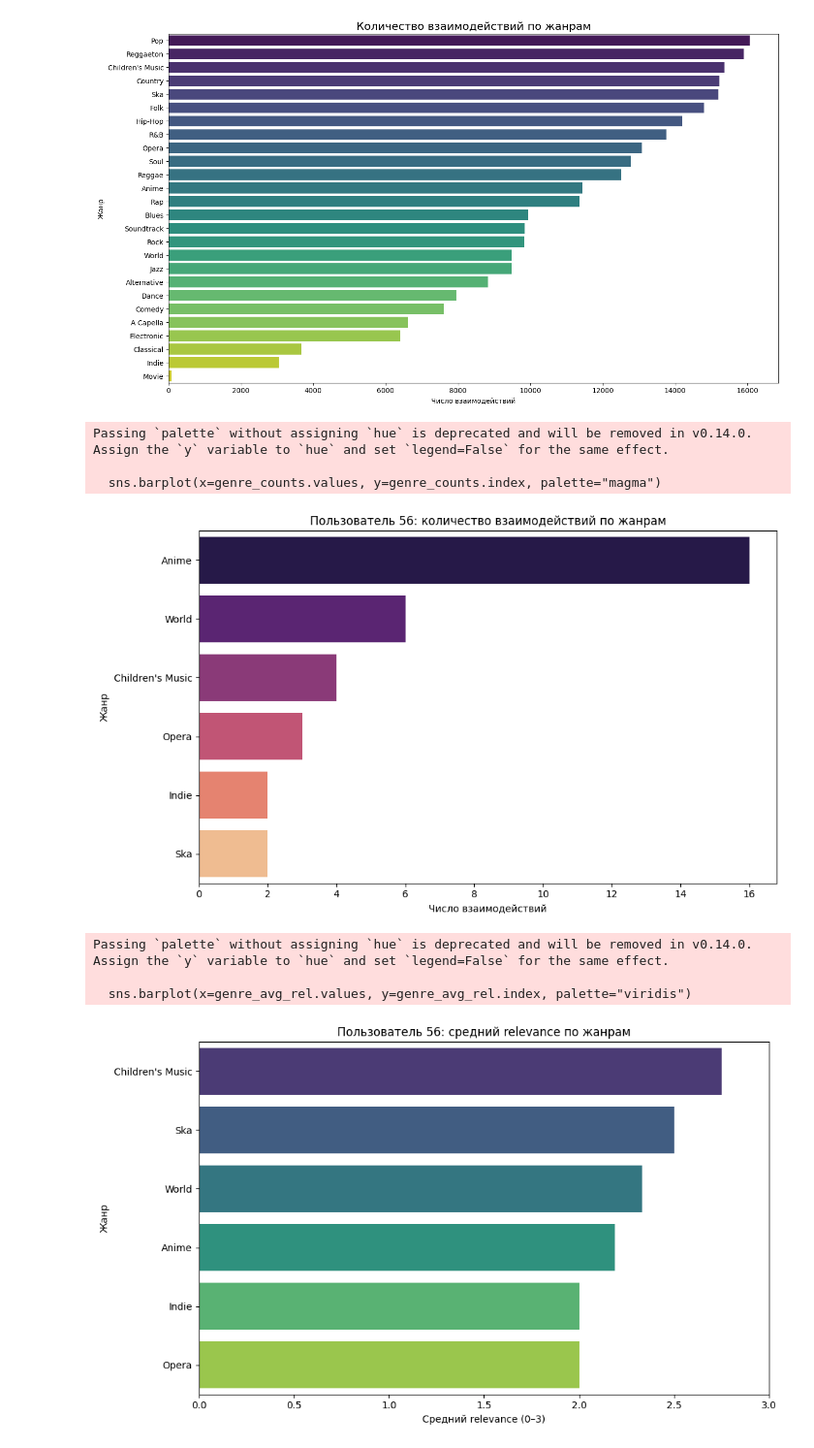
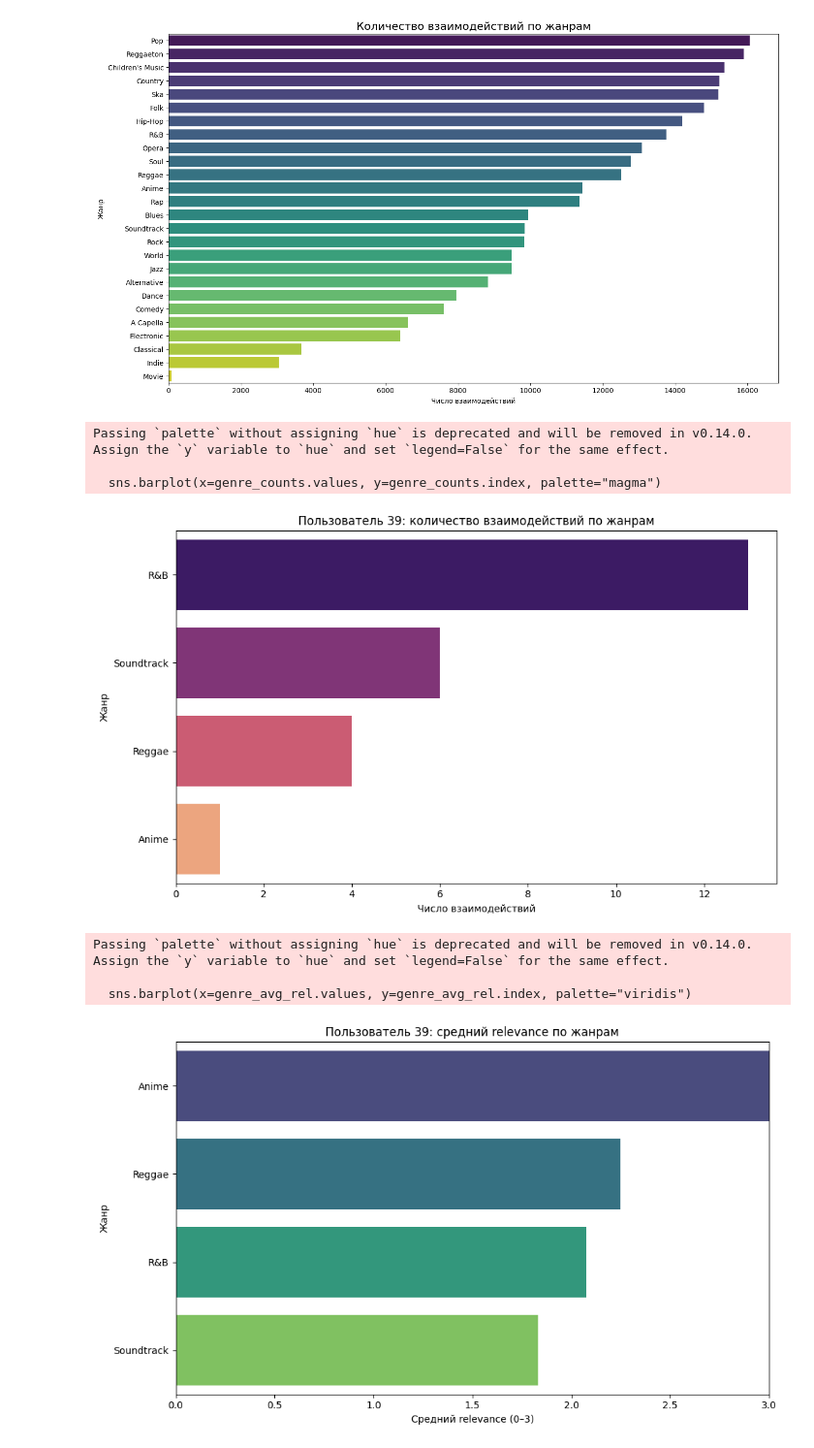
Before and after one commit to blackfyz00/project_5sem, a Jupyter notebook: src/is_normal.ipynb, the cells around one changed output. Shown at 97% size. Cells and saved outputs as stored; diff of their text form; code cells hidden in the pictures.

```diff
--- a/src/is_normal.ipynb
+++ b/src/is_normal.ipynb
@@ -94,7 +94,7 @@ merged = interaction_data.merge(
 )
 # %%
 # Выбираем конкретного пользователя
-user_id = 56
+user_id = 39
 interaction_data = merged[merged['user_id'] == user_id]
 
 if interaction_data.empty:
@@ -102,32 +102,32 @@ if interaction_data.empty:
 
 # === Вариант 1: Количество взаимодействий по жанрам ===
 genre_counts = interaction_data['genre_name'].value_counts()
 
 plt.figure(figsize=(10, 6))
 sns.barplot(x=genre_counts.values, y=genre_counts.index, palette="magma")
 plt.title(f"Пользователь {user_id}: количество взаимодействий по жанрам")
 plt.xlabel("Число взаимодействий")
 plt.ylabel("Жанр")
 plt.tight_layout()
 plt.show()
 
 # === Вариант 2: Средний relevance по жанрам (качество взаимодействия) ===
 genre_avg_rel = interaction_data.groupby('genre_name')['relevance'].mean().sort_values(ascending=False)
 
 plt.figure(figsize=(10, 6))
 sns.barplot(x=genre_avg_rel.values, y=genre_avg_rel.index, palette="viridis")
 plt.title(f"Пользователь {user_id}: средний relevance по жанрам")
 plt.xlabel("Средний relevance (0–3)")
 plt.ylabel("Жанр")
 plt.xlim(0, 3)
 plt.tight_layout()
 plt.show()
 # %% [output]
 Passing `palette` without assigning `hue` is deprecated and will be removed in v0.14.0. Assign the `y` variable to `hue` and set `legend=False` for the same effect.
 
   sns.barplot(x=genre_counts.values, y=genre_counts.index, palette="magma")
-[figure, old version]
+[figure, new version]
 Passing `palette` without assigning `hue` is deprecated and will be removed in v0.14.0. Assign the `y` variable to `hue` and set `legend=False` for the same effect.
 
   sns.barplot(x=genre_avg_rel.values, y=genre_avg_rel.index, palette="viridis")
-[figure, old version]
+[figure, new version]
```
Also changed, not shown: parts of 1 cell of this notebook.
